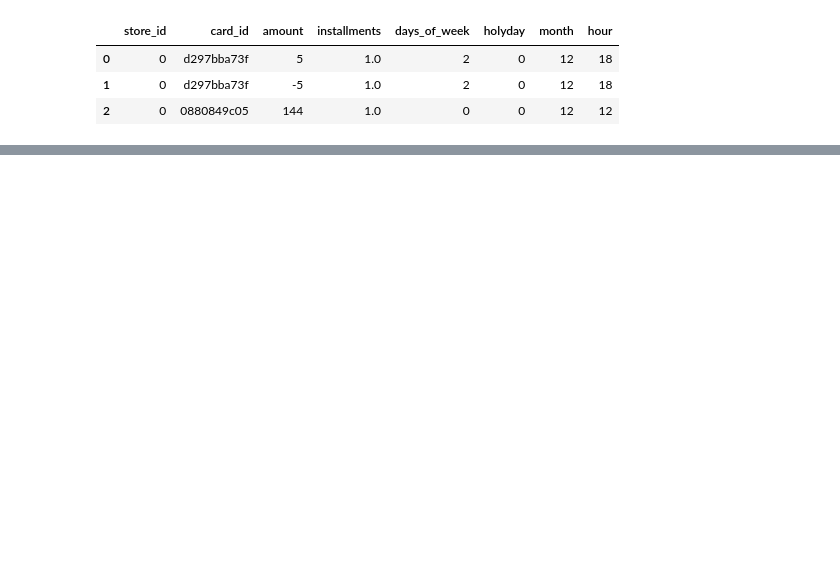
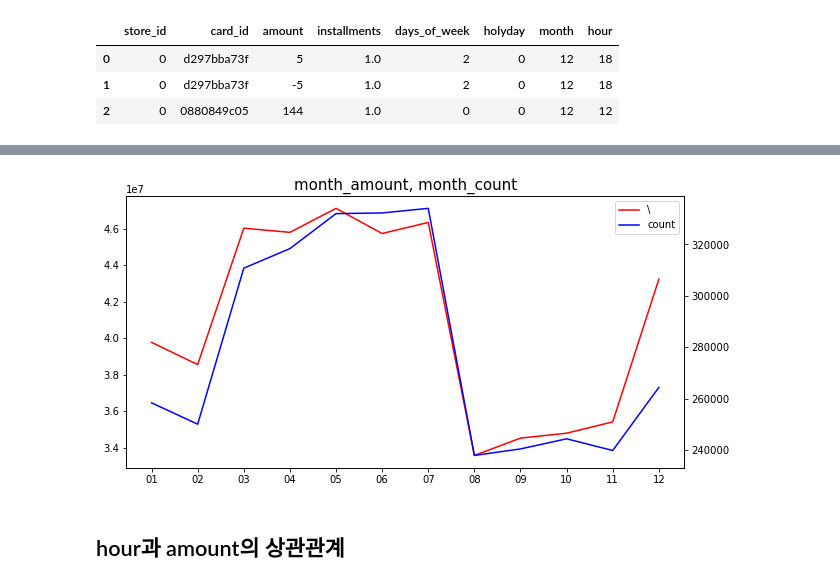
Before and after one commit to SeoMinJong/-, a Jupyter notebook: credit_my_ex.ipynb, the cells around one changed output, grey strips where cells are left out. Saved outputs shown, nothing was run; the diff lists cells and outputs as text; code cells hidden in the pictures; blank space fills up the shorter version.

```diff
--- a/credit_my_ex.ipynb
+++ b/credit_my_ex.ipynb
@@ -571,0 +790,14 @@ df.head(3)
+# %%
+plt.figure(figsize=(10,5))
+plt.title("month_amount, month_count", fontsize=15)
+ax1 = plt.subplot(111)
+ax2 = ax1.twinx()
+a, =  ax1.plot(fred2_3_sum, color='red', label="\\")
+b, = ax2.plot(fred5, "-", color='blue', label="count")
+p = [a, b]
+ax1.legend(p, [p_.get_label() for p_ in p])
+plt.show()
+# %% [output]
+[figure, added]
+# %% [markdown]
+## hour과 amount의 상관관계
```
Also changed, not shown: parts of 19 cells of this notebook.
